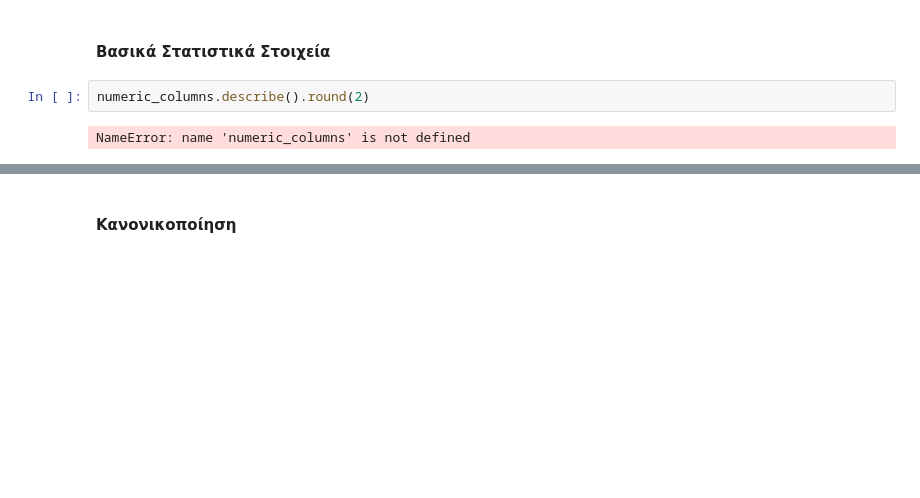
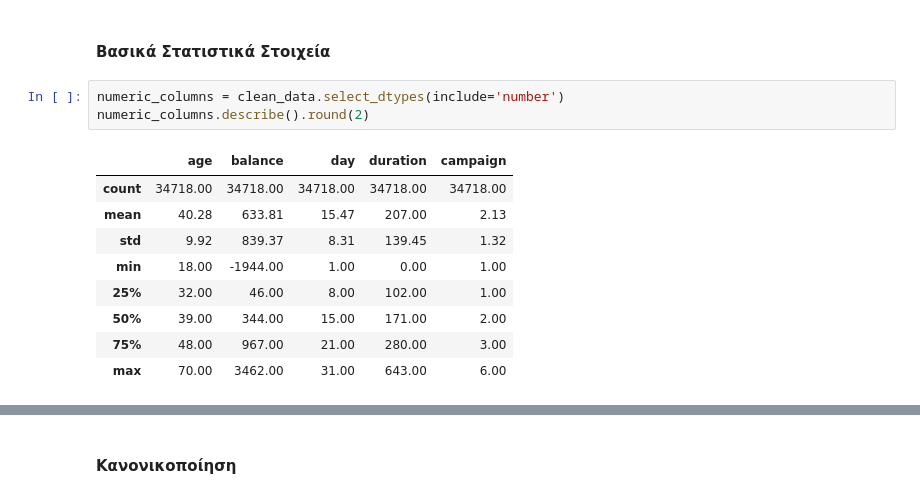
Before and after one commit to chMastellou/Data_Analysis_Assignment_2024, a Jupyter notebook: data_preprocessing/data_preprocessing.ipynb, the cells around one changed output, grey strips where cells are left out. Cells and saved outputs as stored; diff of their text form; blank space fills up the shorter version.

```diff
--- a/data_preprocessing/data_preprocessing.ipynb
+++ b/data_preprocessing/data_preprocessing.ipynb
@@ -424,9 +455,18 @@ ValueError: Input y contains NaN.
 # %% [markdown]
 #### Βασικά Στατιστικά Στοιχεία
 # %%
+numeric_columns = clean_data.select_dtypes(include='number')
 numeric_columns.describe().round(2)
 # %% [output]
-NameError: name 'numeric_columns' is not defined
+|  | age | balance | day | duration | campaign |
+| count | 34718.00 | 34718.00 | 34718.00 | 34718.00 | 34718.00 |
+| mean | 40.28 | 633.81 | 15.47 | 207.00 | 2.13 |
+| std | 9.92 | 839.37 | 8.31 | 139.45 | 1.32 |
+| min | 18.00 | -1944.00 | 1.00 | 0.00 | 1.00 |
+| 25% | 32.00 | 46.00 | 8.00 | 102.00 | 1.00 |
+| 50% | 39.00 | 344.00 | 15.00 | 171.00 | 2.00 |
+| 75% | 48.00 | 967.00 | 21.00 | 280.00 | 3.00 |
+| max | 70.00 | 3462.00 | 31.00 | 643.00 | 6.00 |
 # %%
 (numeric_columns['balance'] < 0).sum()*100/len(data_no_dupes)
 # %% [output]
```
Also changed, not shown: parts of 29 cells of this notebook.
